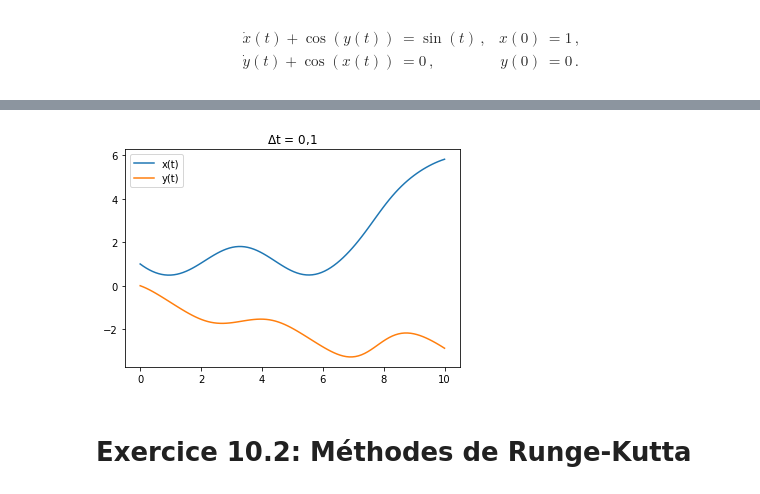
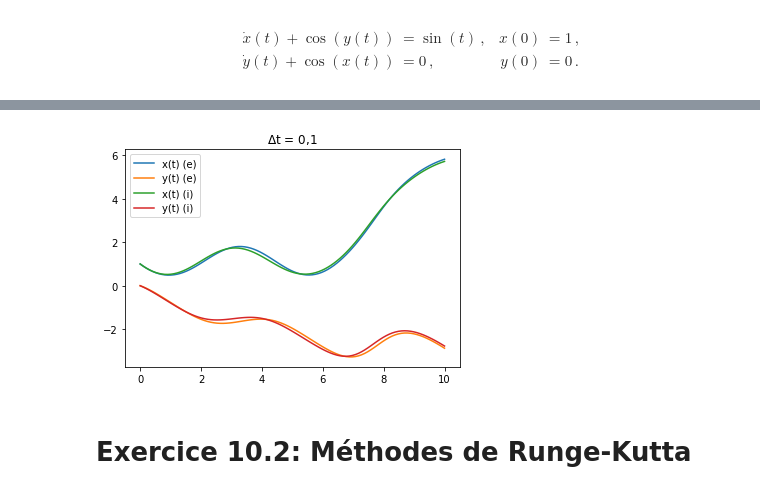
Before and after one commit to AntonioHorcasSerrano/LU2MA100, a Jupyter notebook: chap10.ipynb, the cells around one changed output, grey strips where cells are left out. Drawn from its saved outputs; the diff is of its cells as text; code cells hidden in the pictures.

```diff
--- a/chap10.ipynb
+++ b/chap10.ipynb
@@ -235,39 +235,59 @@ def resout_systeme_explicite(f1,f2,x0,y0,t):
     while i < m:
         x[i] = x[i-1] + (t[i] - t[i-1]) * f1(t[i-1],x[i-1],y[i-1])
         y[i] = y[i-1] + (t[i] - t[i-1]) * f2(t[i-1],x[i-1],y[i-1])
         i+=1
     return x,y
 
+# pour la résolution implicite, d'après:
 # https://stackoverflow.com/questions/19843116/passing-arguments-to-fsolve
+
 from scipy.optimize import fsolve
-def func(x):
-    return []
+
+def func(x, *data):
+    xant, yant, t1, t0 = data
+    return [x[0] - xant - (t1 - t0)*(math.sin(t0) - math.cos(x[1])), x[1] - yant + (t1 - t0)*math.cos(x[0])]
+
 def resout_systeme_implicite(x0,y0,t):
     m = len(t)
     x = [0 for x in range(m)]
     y = [0 for y in range(m)]
     x[0] = x0
     y[0] = y0
     i=1
     while i < m:
+        data = (x[i-1], y[i-1], t[i], t[i-1])
+        root = fsolve(func, [1,1], args = data)
+        x[i] = root[0]
+        y[i] = root[1]
+        i+=1
         # système à résoudre avec x[i] et y[i] comme inconnues
         # x[i] = x[i-1] + (t[i] - t[i-1])*(math.sin(t[i-1])-math.cos(y[i])
-        # y(i] = y(i-1) - (t[i] - t[i-1])*math.cos(x[i])
+        # y[i] = y[i-1] - (t[i] - t[i-1])*math.cos(x[i])
     return x,y
 
 
 # avec un pas de 0,1
 t = np.linspace(0,10,100)
 x0 = 1
 y0 = 0
 x, y  = resout_systeme_explicite(f1,f2,x0,y0,t)
 plt.title(r'$\Delta$t = 0,1')
-plt.plot(t,x, label='x(t)')
-plt.plot(t,y, label='y(t)')
+plt.plot(t,x, label='x(t) (e)')
+plt.plot(t,y, label='y(t) (e)')
+plt.legend()
+
+# avec un pas de 0,1
+t = np.linspace(0,10,100)
+x0 = 1
+y0 = 0
+x, y  = resout_systeme_implicite(x0,y0,t)
+plt.title(r'$\Delta$t = 0,1')
+plt.plot(t,x, label='x(t) (i)')
+plt.plot(t,y, label='y(t) (i)')
 plt.legend()
 plt.show()
 # %% [output]
-[figure, old version]
+[figure, new version]
 # %% [markdown]
 # Exercice 10.2: Méthodes de Runge-Kutta
 # %% [markdown]
```
Also changed, not shown: parts of 2 cells of this notebook.
